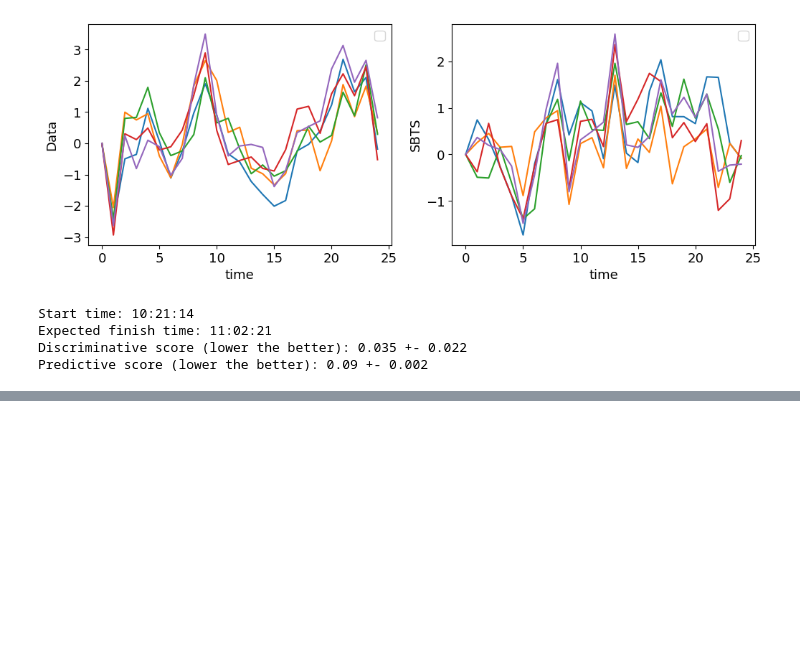
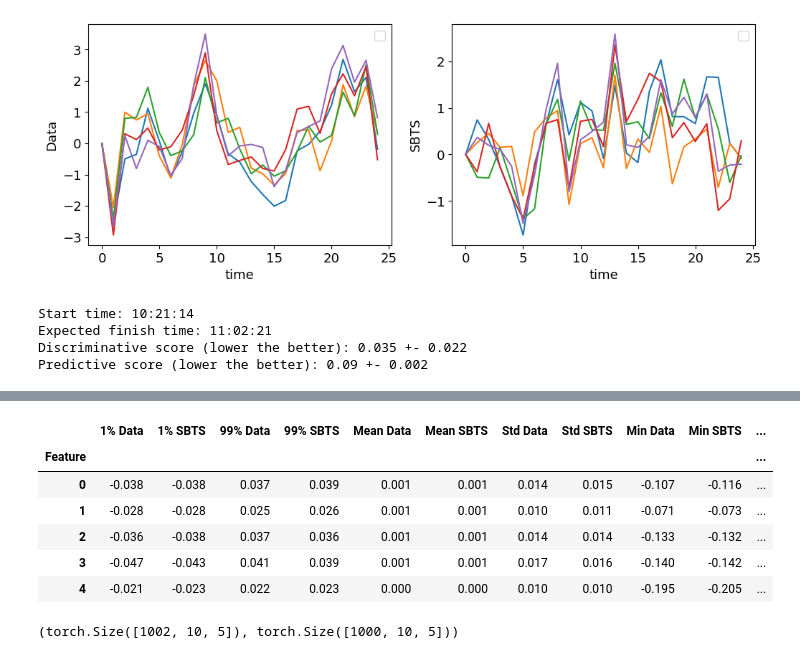
Before and after one commit to alexouadi/SBTS, a Jupyter notebook: experiments_demo.ipynb, the cells around one changed output, grey strips where cells are left out. Cells and saved outputs as stored; diff of their text form; code cells hidden in the pictures; blank space fills up the shorter version.

```diff
--- a/experiments_demo.ipynb
+++ b/experiments_demo.ipynb
@@ -136,0 +167,10 @@ Predictive score (lower the better): 0.09 +- 0.002
+# %%
+get_stats(X_stock.numpy(), X_stock_sbts)
+# %% [output]
+|  | 1% Data | 1% SBTS | 99% Data | 99% SBTS | Mean Data | Mean SBTS | Std Data | Std SBTS | Min Data | Min SBTS | ... |
+| Feature |  |  |  |  |  |  |  |  |  |  | ... |
+| 0 | -0.038 | -0.038 | 0.037 | 0.039 | 0.001 | 0.001 | 0.014 | 0.015 | -0.107 | -0.116 | ... |
+| 1 | -0.028 | -0.028 | 0.025 | 0.026 | 0.001 | 0.001 | 0.010 | 0.011 | -0.071 | -0.073 | ... |
+| 2 | -0.036 | -0.038 | 0.037 | 0.036 | 0.001 | 0.001 | 0.014 | 0.014 | -0.133 | -0.132 | ... |
+| 3 | -0.047 | -0.043 | 0.041 | 0.039 | 0.001 | 0.001 | 0.017 | 0.016 | -0.140 | -0.142 | ... |
+| 4 | -0.021 | -0.023 | 0.022 | 0.023 | 0.000 | 0.000 | 0.010 | 0.010 | -0.195 | -0.205 | ... |
@@ -136,0 +179,9 @@ Predictive score (lower the better): 0.09 +- 0.002
+# %%
+path_file = os.path.join('models/High_Rank_PCF_GAN_main/configs/', 'evaluation_config_Stock.yaml')
+with open(path_file, 'r') as file:
+    config_ = yaml.safe_load(file)
+config = ConfigDict(config_)
+
+X_stock.shape, X_stock_sbts_.shape
+# %% [output]
+(torch.Size([1002, 10, 5]), torch.Size([1000, 10, 5]))
```
Also changed, not shown: parts of 8 cells of this notebook, 42 other files.
